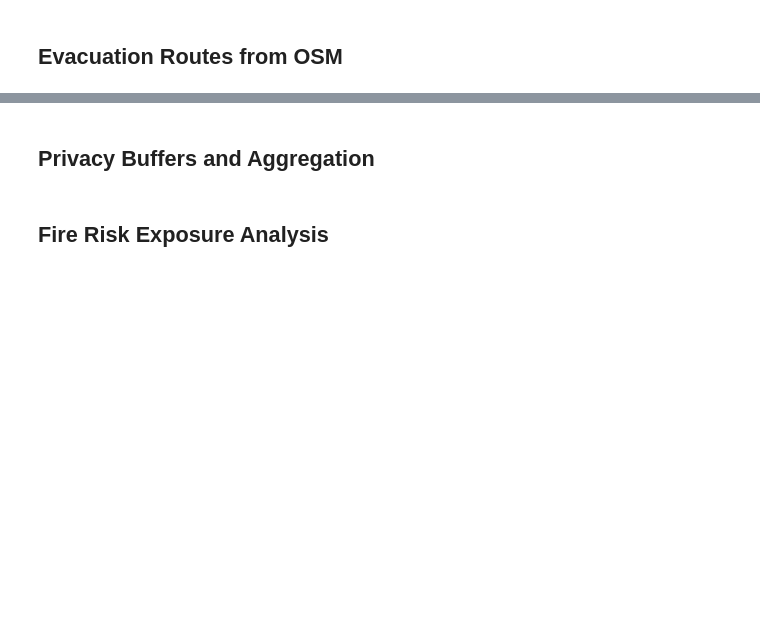
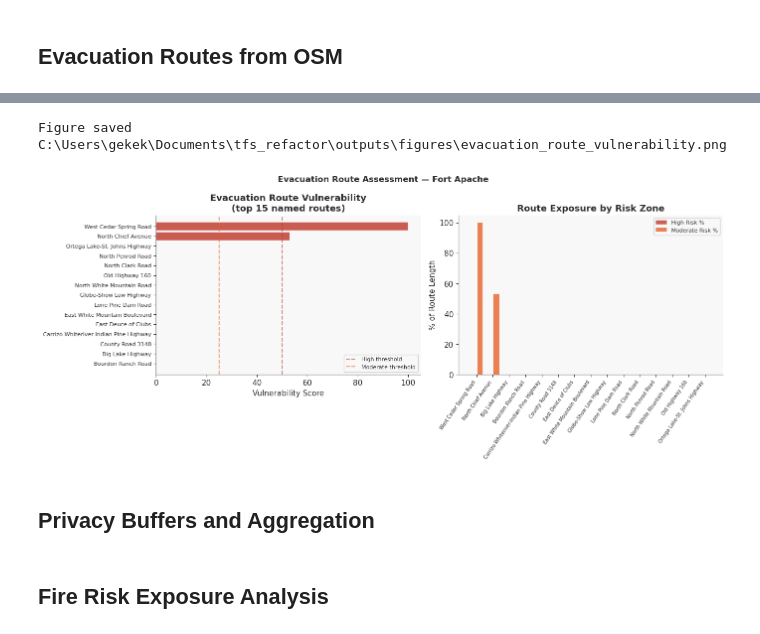
Before and after one commit to daearconsulting/tribal_fire_science, a Jupyter notebook: notebooks/community_assets_at_risk.ipynb, the cells around one changed output, grey strips where cells are left out. Drawn from its saved outputs; the diff is of its cells as text; code cells hidden in the pictures; blank space fills up the shorter version.

```diff
--- a/notebooks/community_assets_at_risk.ipynb
+++ b/notebooks/community_assets_at_risk.ipynb
@@ -416,3 +549,66 @@ except Exception as e:
+# %%
+if not route_assessment.empty:
+    # Aggregate to named routes where OSM edges are individual segments
+    route_summary = (
+        route_assessment.groupby("name")
+        .agg(
+            route_type=("route_type", "first"),
+            total_km=("total_km", "sum"),
+            high_risk_km=("high_risk_km", "sum"),
+            moderate_risk_km=("moderate_risk_km", "sum"),
+            capacity_vph=("capacity_vph", "first"),
+        )
+        .reset_index()
+    )
+    route_summary["high_risk_pct"]    = (route_summary["high_risk_km"]    / route_summary["total_km"] * 100).round(1)
+    route_summary["moderate_risk_pct"] = (route_summary["moderate_risk_km"] / route_summary["total_km"] * 100).round(1)
+    route_summary["vulnerability_score"] = (
+    route_summary["high_risk_pct"] * 2 + route_summary["moderate_risk_pct"]
+    ).round(1)
+
+    # Keep top 15 by vulnerability score to keep chart readable
+    route_summary = route_summary.nlargest(15, "vulnerability_score")
+
+    fig, (ax1, ax2) = plt.subplots(1, 2, figsize=(14, max(6, len(route_summary) * 0.4)))
+
+    s = route_summary.sort_values("vulnerability_score", ascending=True)
+    ax1.barh(
+        s["name"], s["vulnerability_score"],
+        color=[
+            styles.EMBER_RED   if v > 50 else
+            styles.FIRE_ORANGE if v > 25 else
+            styles.SAGE_GREEN
+            for v in s["vulnerability_score"]
+        ],
+        alpha=0.82,
+    )
+    ax1.axvline(50, color=styles.EMBER_RED,   linestyle="--", alpha=0.6, label="High threshold")
+    ax1.axvline(25, color=styles.FIRE_ORANGE, linestyle="--", alpha=0.6, label="Moderate threshold")
+    ax1.set_xlabel("Vulnerability Score")
+    ax1.set_title("Evacuation Route Vulnerability\n(top 15 named routes)", fontweight="bold")
+    ax1.legend(fontsize=8)
+    ax1.tick_params(axis="y", labelsize=8)
+    sns.despine(ax=ax1)
+
+    s2 = route_summary.sort_values("high_risk_pct", ascending=False)
+    x   = np.arange(len(s2))
+    ax2.bar(x - 0.2, s2["high_risk_pct"],     0.35, label="High Risk %",     color=styles.EMBER_RED,   alpha=0.8)
+    ax2.bar(x + 0.2, s2["moderate_risk_pct"], 0.35, label="Moderate Risk %", color=styles.FIRE_ORANGE, alpha=0.8)
+    ax2.set_xticks(x)
+    ax2.set_xticklabels(s2["name"], rotation=55, ha="right", fontsize=7)
+    ax2.set_ylabel("% of Route Length")
+    ax2.set_title("Route Exposure by Risk Zone", fontweight="bold")
+    ax2.legend(fontsize=8)
+    sns.despine(ax=ax2)
+
+    plt.suptitle(f"Evacuation Route Assessment — {TRIBE_OF_INTEREST}",
+                 fontsize=12, fontweight="bold")
+    plt.tight_layout()
+    charts.save_figure(fig, "outputs/figures/evacuation_route_vulnerability.png")
+    plt.show()
+# %% [output]
+Figure saved C:\Users\gekek\Documents\tfs_refactor\outputs\figures\evacuation_route_vulnerability.png
+[figure, added]
 # %% [markdown]
 ## Privacy Buffers and Aggregation
 # %%
```
Also changed, not shown: parts of 12 cells of this notebook, 20 other files.
